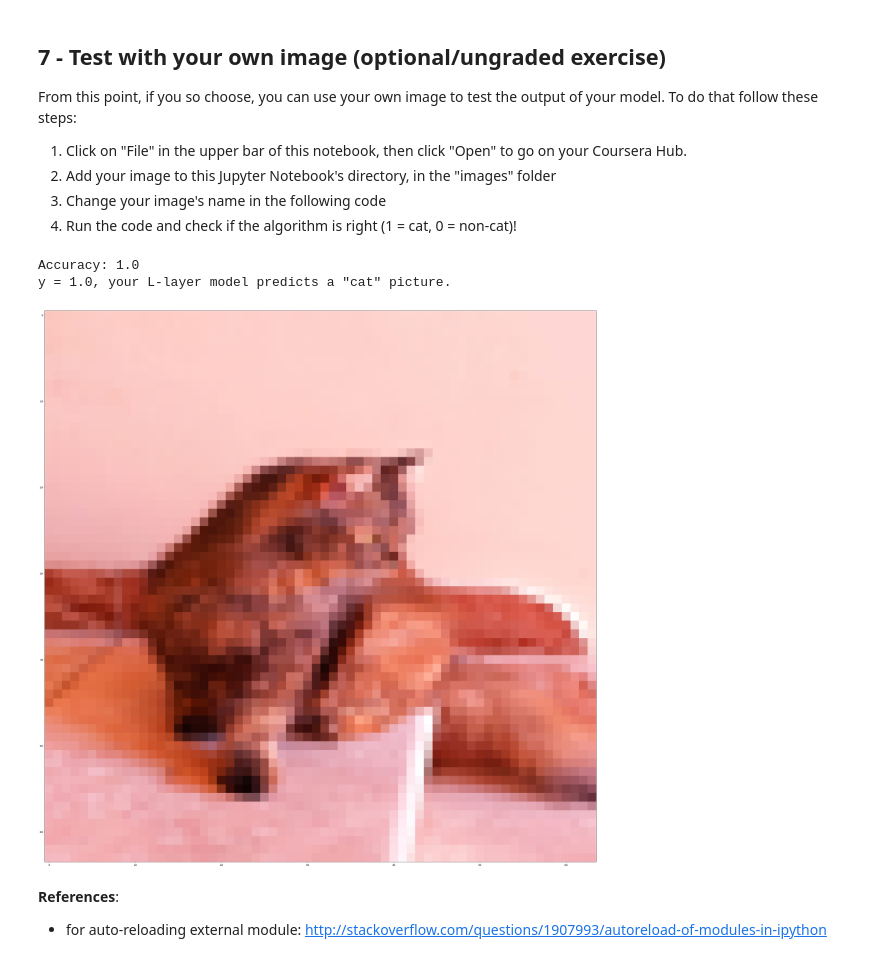
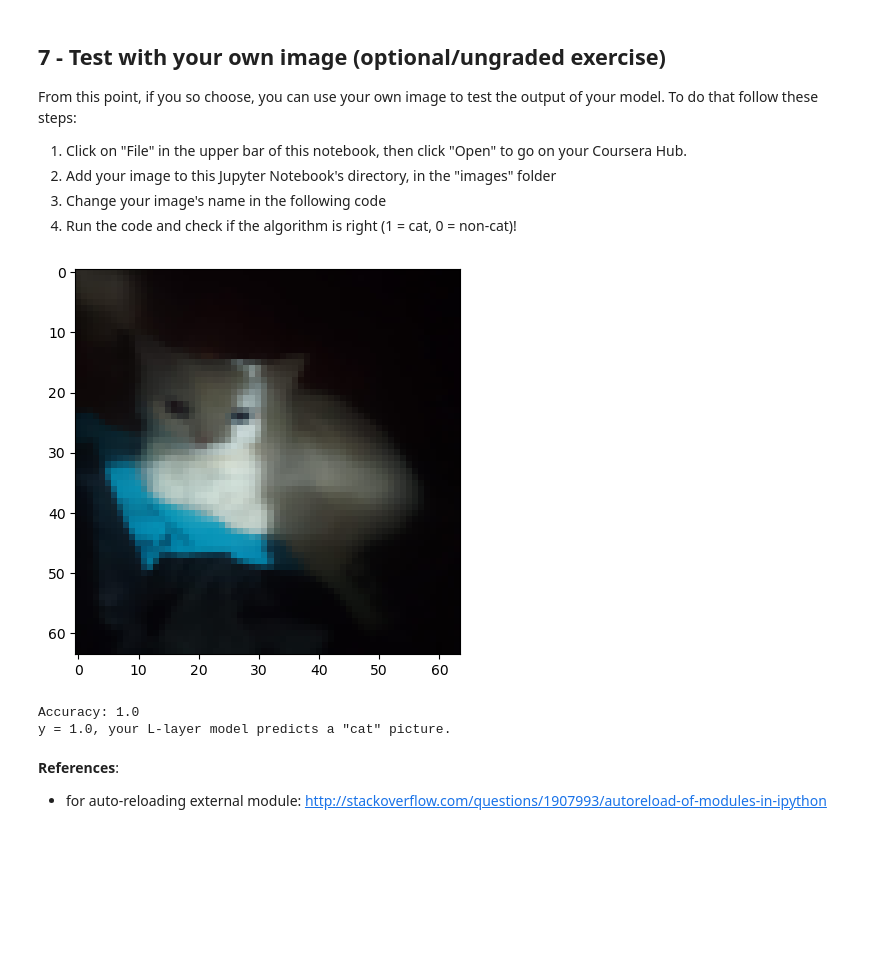
Before and after one commit to abdul-rahman-hassan/Deep_Learning_Specialization, a Jupyter notebook: C1/W4/Programming Assignment: Deep Neural Network - Application/Deep Neural Network - Application.ipynb, the cells around one changed output. Saved outputs shown, nothing was run; the diff lists cells and outputs as text; code cells hidden in the pictures; blank space fills up the shorter version.

```diff
--- a/C1/W4/Programming Assignment: Deep Neural Network - Application/Deep Neural Network - Application.ipynb
+++ b/C1/W4/Programming Assignment: Deep Neural Network - Application/Deep Neural Network - Application.ipynb
@@ -495,9 +489,7 @@ def L_layer_model(X, Y, layers_dims, learning_rate = 0.0075, num_iterations = 30
     #(≈ 1 line of code)
     # parameters = ...
     # YOUR CODE STARTS HERE
-
-
-
+    parameters = initialize_parameters_deep(layers_dims)
     # YOUR CODE ENDS HERE
 
     # Loop (gradient descent)
@@ -507,36 +499,28 @@ def L_layer_model(X, Y, layers_dims, learning_rate = 0.0075, num_iterations = 30
         #(≈ 1 line of code)
         # AL, caches = ...
         # YOUR CODE STARTS HERE
-
-
-
+        AL, cache = L_model_forward(X,parameters)
         # YOUR CODE ENDS HERE
 
         # Compute cost.
         #(≈ 1 line of code)
         # cost = ...
         # YOUR CODE STARTS HERE
-
-
-
+        cost = compute_cost(AL,Y)
         # YOUR CODE ENDS HERE
 
         # Backward propagation.
         #(≈ 1 line of code)
         # grads = ...
         # YOUR CODE STARTS HERE
-
-
-
+        grads = L_model_backward(AL, Y, cache)
         # YOUR CODE ENDS HERE
 
         # Update parameters.
         #(≈ 1 line of code)
         # parameters = ...
         # YOUR CODE STARTS HERE
-
-
-
+        parameters = update_parameters(parameters, grads, learning_rate)
         # YOUR CODE ENDS HERE
 
         # Print the cost every 100 iterations
@@ -682,24 +664,26 @@ From this point, if you so choose, you can use your own image to test  the outpu
 4. Run the code and check if the algorithm is right (1 = cat, 0 = non-cat)!
 # %%
 ## START CODE HERE ##
-my_image =  'our cat.jpg'# change this to the name of your image file
+my_image =  "mariem's_cat.jpeg"# change this to the name of your image file
 my_label_y =  1 # the true class of your image (1 -> cat, 0 -> non-cat)
 ## END CODE HERE ##
 
 fname = "images/" + my_image
 image = np.array(Image.open(fname).resize((num_px, num_px)))
+plt.figure(figsize=(5, 5))
 plt.imshow(image)
-image = image / 255.
+plt.show()
+image = image / 255.0
 image = image.reshape((1, num_px * num_px * 3)).T
 
 my_predicted_image = predict(image, my_label_y, parameters)
 
 
 print ("y = " + str(np.squeeze(my_predicted_image)) + ", your L-layer model predicts a \"" + classes[int(np.squeeze(my_predicted_image)),].decode("utf-8") +  "\" picture.")
 # %% [output]
+[figure, new version]
 Accuracy: 1.0
 y = 1.0, your L-layer model predicts a "cat" picture.
-[figure, old version]
 # %% [markdown]
 **References**:
 
```
Also changed, not shown: parts of 7 cells of this notebook.
